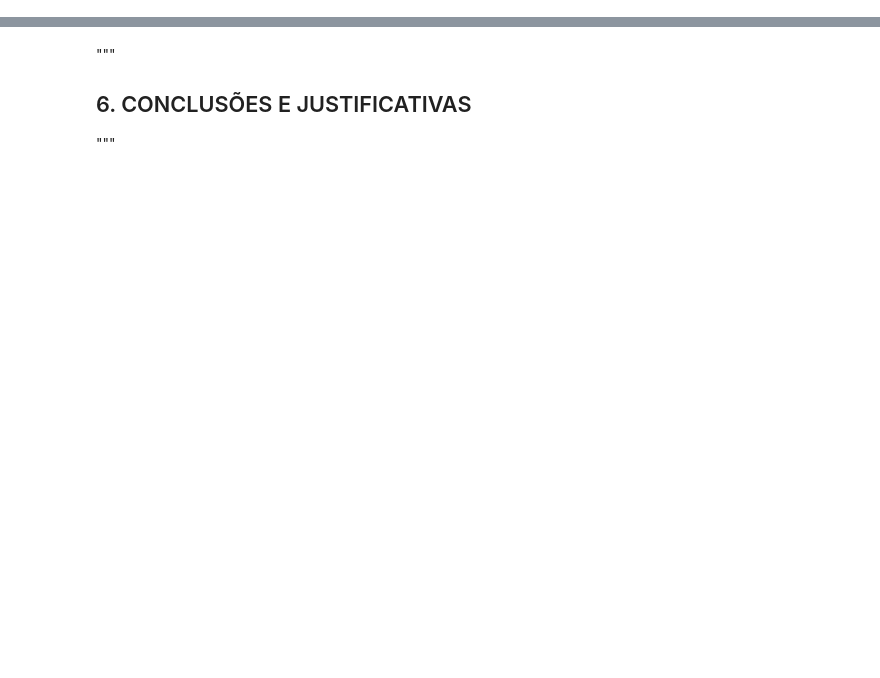
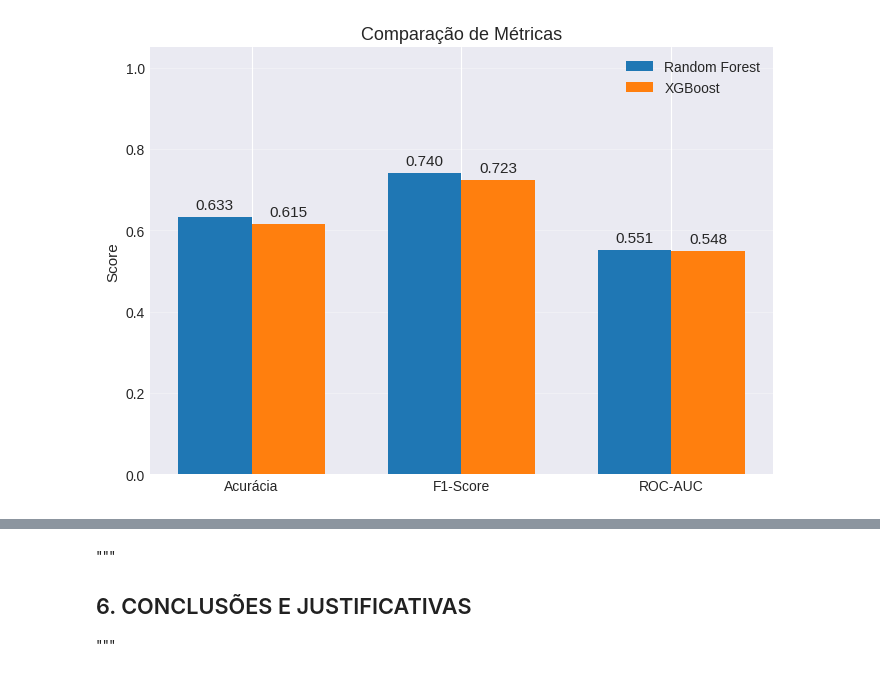
Before and after one commit to carlosrodrigues07/testeTecnico, a Jupyter notebook: desafio_falhas_mecanicas.ipynb, the cells around one changed output, grey strips where cells are left out. Drawn from its saved outputs; the diff is of its cells as text; code cells hidden in the pictures; blank space fills up the shorter version.

```diff
--- a/desafio_falhas_mecanicas.ipynb
+++ b/desafio_falhas_mecanicas.ipynb
@@ -516,0 +452,41 @@ plt.show()
+# %%
+metricas = ['Acurácia', 'F1-Score', 'ROC-AUC']
+
+rf_scores = [
+    accuracy_score(y_test, y_pred_rf),
+    f1_score(y_test, y_pred_rf),
+    roc_auc_score(y_test, y_proba_rf)
+]
+
+xgb_scores = [
+    accuracy_score(y_test, y_pred_xgb),
+    f1_score(y_test, y_pred_xgb),
+    roc_auc_score(y_test, y_proba_xgb)
+]
+
+x = np.arange(len(metricas))
+width = 0.35
+
+plt.figure(figsize=(7, 5))
+bars1 = plt.bar(x - width/2, rf_scores, width, label='Random Forest')
+bars2 = plt.bar(x + width/2, xgb_scores, width, label='XGBoost')
+
+plt.xticks(x, metricas)
+plt.ylim(0, 1.05)
+plt.ylabel('Score')
+plt.title('Comparação de Métricas')
+plt.legend()
+plt.grid(axis='y', alpha=0.3)
+
+# Anotar valores
+for bars in [bars1, bars2]:
+    for bar in bars:
+        plt.text(bar.get_x() + bar.get_width()/2,
+                 bar.get_height() + 0.02,
+                 f"{bar.get_height():.3f}",
+                 ha='center')
+
+plt.tight_layout()
+plt.show()
+# %% [output]
+[figure, added]
```
Also changed, not shown: parts of 29 cells of this notebook.
